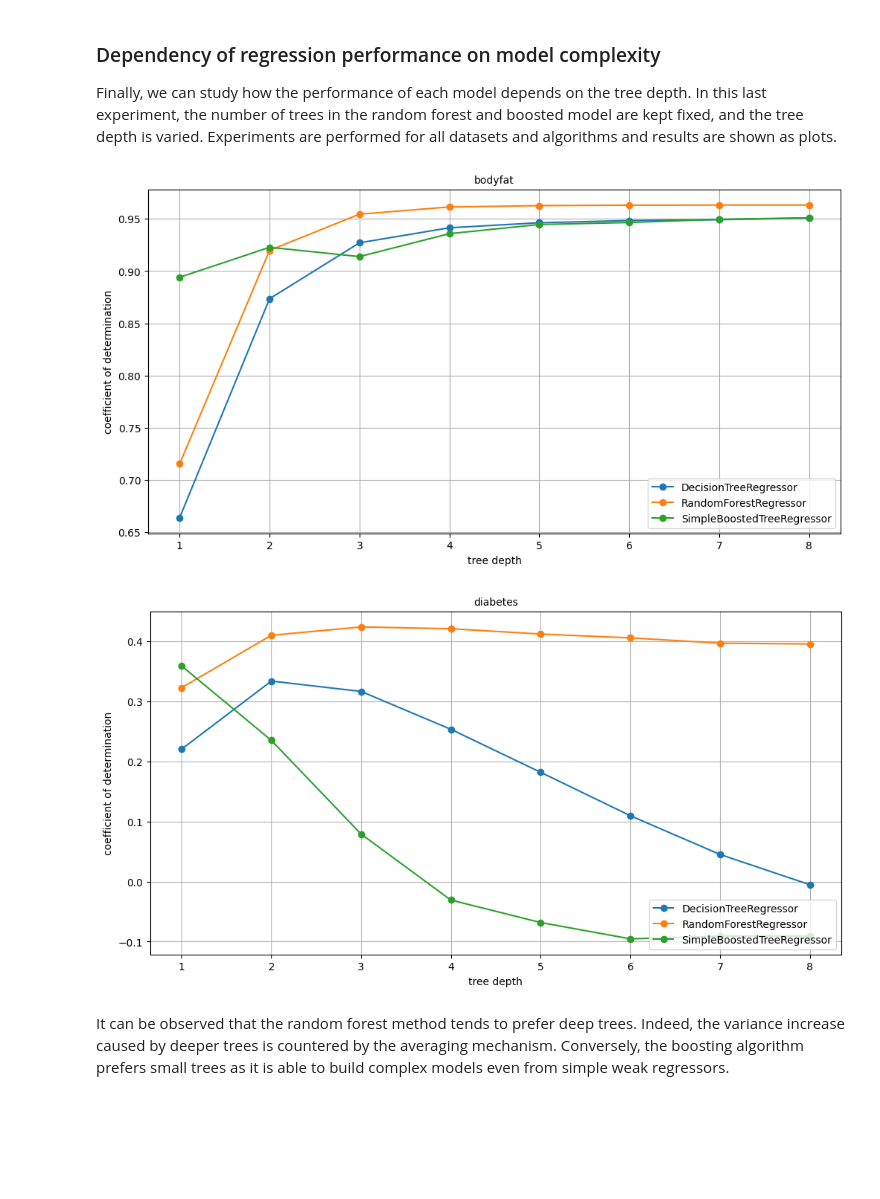
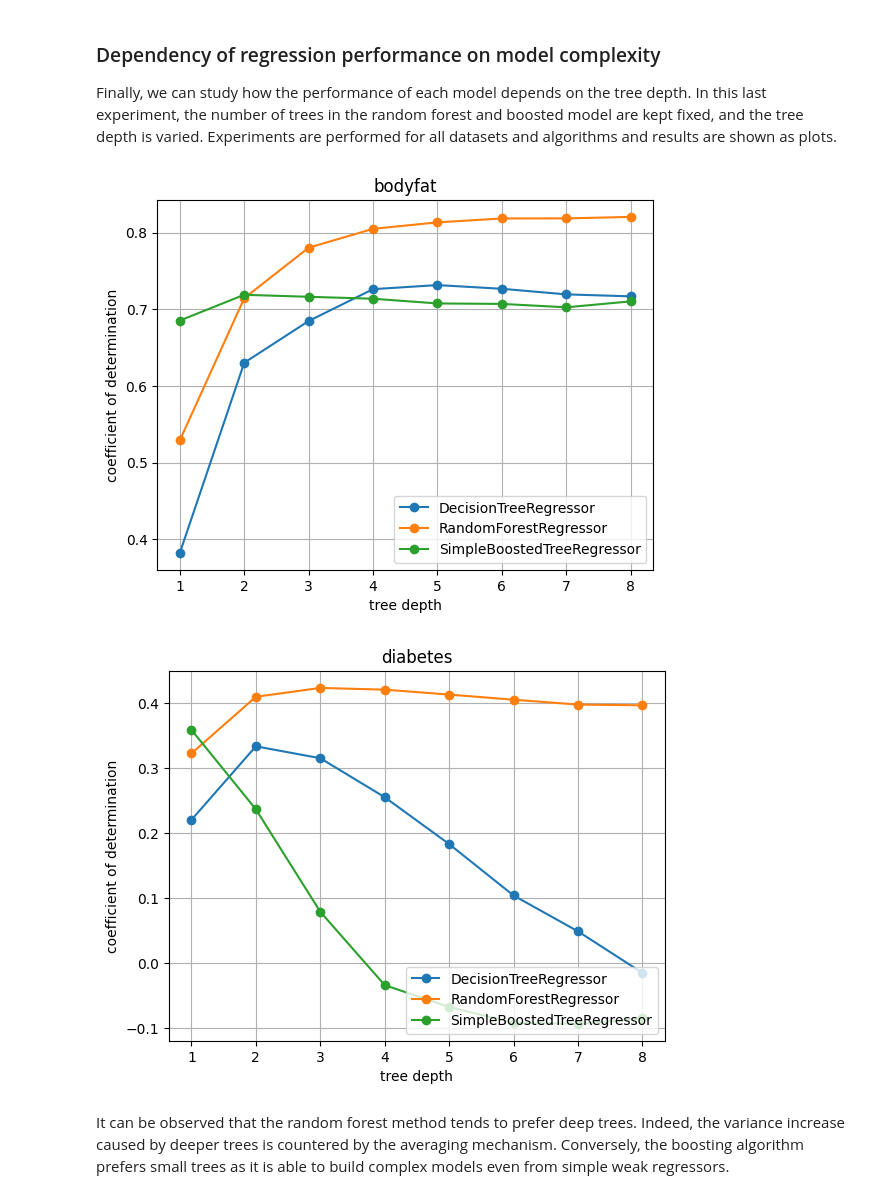
Before and after one commit to davidliu52/ml_learning, a Jupyter notebook: Exercise sheet 10 (programming)-20231103/sheet10-programming.ipynb, the cells around one changed output. Cells and saved outputs as stored; diff of their text form; code cells hidden in the pictures; blank space fills up the shorter version.

```diff
--- a/Exercise sheet 10 (programming)-20231103/sheet10-programming.ipynb
+++ b/Exercise sheet 10 (programming)-20231103/sheet10-programming.ipynb
@@ -75,5 +75,5 @@ Unlike the decision boundary obtained by a single decision tree, the random fore
 
 We now focus on understanding more quantitatively the effect on the model accuracy of choosing different models and their parameters. For this, we switch to the regression case, and consider two different datasets also available in `scikit-learn`, the bodyfat dataset, and the diabetes dataset.
 # %%
-bodyfat  = sklearn.datasets.fetch_openml(name="bodyfat", version=1)
+bosten  = sklearn.datasets.load_boston()
 diabetes = sklearn.datasets.load_diabetes()
@@ -137,33 +155,32 @@ class RandomForestRegressor(sklearn.base.RegressorMixin):
                       for _ in range(nb_trees)]
 
     def fit(self,X,y):
-        # -------------------------------
-        # TODO: replace by your solution
-        # -------------------------------
-        import solutions
-        solutions.rfrfit(self,X,y)
+        for i, tree in enumerate(self.trees):
+            tree.fit(*utils.split(X,y,seed=i)[0])
         # -------------------------------
 
     def predict(self,X):
+
+       return numpy.array([tree.predict(X) for tree in self.trees]).mean(axis=0)
+
+
+
+
+
         # -------------------------------
-        # TODO: replace by your solution
-        # -------------------------------
-        import solutions
-        return solutions.rfrpredict(self,X)
-        # -------------------------------
 # %% [markdown]
 To check whether the random forest brings an improvement over the simple decision tree algorithm, we select the best decision tree obtained so far (`d=7`), and compare its accuracy to our random forest regressor. Here, because of the averaging effect of the random forest, we can afford higher depths, for example, `d=9`. The code below test the performance of random forests of increasingly many trees.
 # %%
 # Benchmark for baseline decision tree model
 regressor = sklearn.tree.DecisionTreeRegressor(max_depth=7)
-strain,stest = utils.benchmark(regressor,bodyfat)
+strain,stest = utils.benchmark(regressor,bosten)
 print("decision tree (optimal depth): | train: %.3f | test: %.3f"%
       (strain,stest))
 
 # Benchmark for the random forest model with a growing number of trees
 for nb_trees in [1,2,4,8,16,32]:
     regressor = RandomForestRegressor(max_depth=9,nb_trees=nb_trees)
-    strain,stest = utils.benchmark(regressor,bodyfat)
+    strain,stest = utils.benchmark(regressor,bosten)
     print("random forest with %2d tree(s): | train: %.3f | test: %.3f"%
           (nb_trees,strain,stest))
 # %% [output]
@@ -192,20 +209,14 @@ class SimpleBoostedTreeRegressor(sklearn.base.RegressorMixin):
                       for _ in range(nb_trees)]
 
     def fit(self,X,y):
-        # -------------------------------
-        # TODO: replace by your solution
-        # -------------------------------
-        import solutions
-        solutions.btrfit(self,X,y)
-        # -------------------------------
+        res = y
+        for  tree in self.trees:
+             tree.fit(X,res)
+             res = res - tree.predict(X)
 
     def predict(self,X):
-        # -------------------------------
-        # TODO: replace by your solution
-        # -------------------------------
-        import solutions
-        return solutions.btrpredict(self,X)
-        # -------------------------------
+
+       return numpy.array([tree.predict(X) for tree in self.trees]).sum(axis=0)
 # %% [markdown]
 The code below compares the boosted tree regressor to the simple decision tree on the diabetes dataset. Here, we use for the decision tree a depth 2, that yields maximum accuracy on this dataset. As boosting allows to grows complex decisions from weak regressors, we set maximum tree depth to 1.
 # %%
@@ -238,32 +249,32 @@ Like for the random forests, the boosted tree regressor also brings an improveme
 Finally, we can study how the performance of each model depends on the tree depth. In this last experiment, the number of trees in the random forest and boosted model are kept fixed, and the tree depth is varied. Experiments are performed for all datasets and algorithms and results are shown as plots.
 # %%
 depths     = [1,2,3,4,5,6,7,8]
-datasets   = [bodyfat,diabetes]
+datasets   = [bosten,diabetes]
 names      = ['bodyfat','diabetes']
 algorithms = [sklearn.tree.DecisionTreeRegressor,
               RandomForestRegressor,
               SimpleBoostedTreeRegressor]
 
 from matplotlib import pyplot as plt
 
 for dataset,name in zip(datasets,names):
     plt.figure()
     plt.title(name)
 
     for algorithm in algorithms:
 
         acc = [utils.benchmark(algorithm(max_depth=i),dataset)[1]
                for i in depths]
 
         plt.plot(depths,acc,'o-',label=algorithm.__name__)
 
     plt.grid(True)
     plt.xlabel('tree depth')
     plt.ylabel('coefficient of determination')
     plt.legend(loc='lower right')
     plt.show()
 # %% [output]
-[figure, old version]
+[figure, new version]
-[figure, old version]
+[figure, new version]
 # %% [markdown]
 It can be observed that the random forest method tends to prefer deep trees. Indeed, the variance increase caused by deeper trees is countered by the averaging mechanism. Conversely, the boosting algorithm prefers small trees as it is able to build complex models even from simple weak regressors.
```
Also changed, not shown: parts of 7 cells of this notebook.
